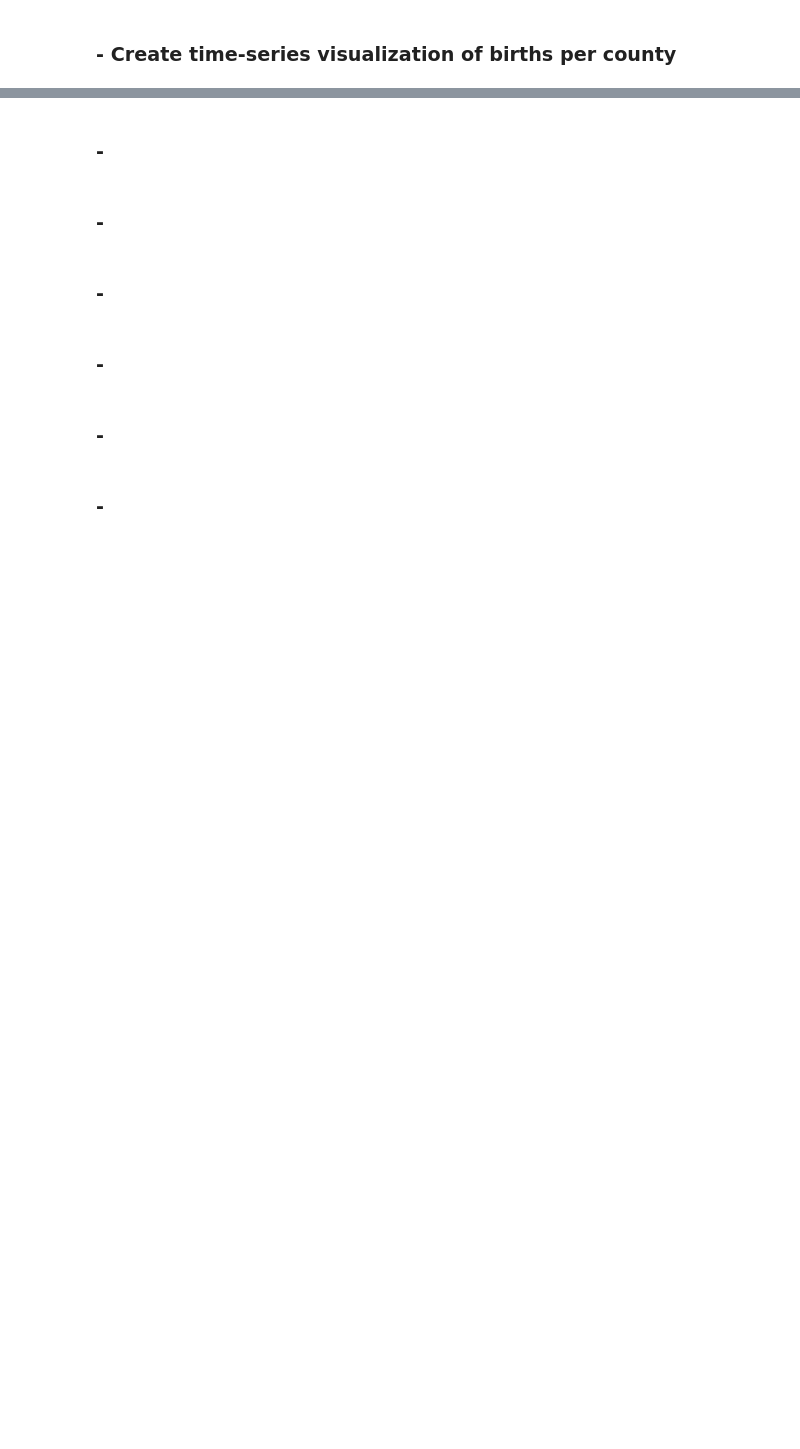
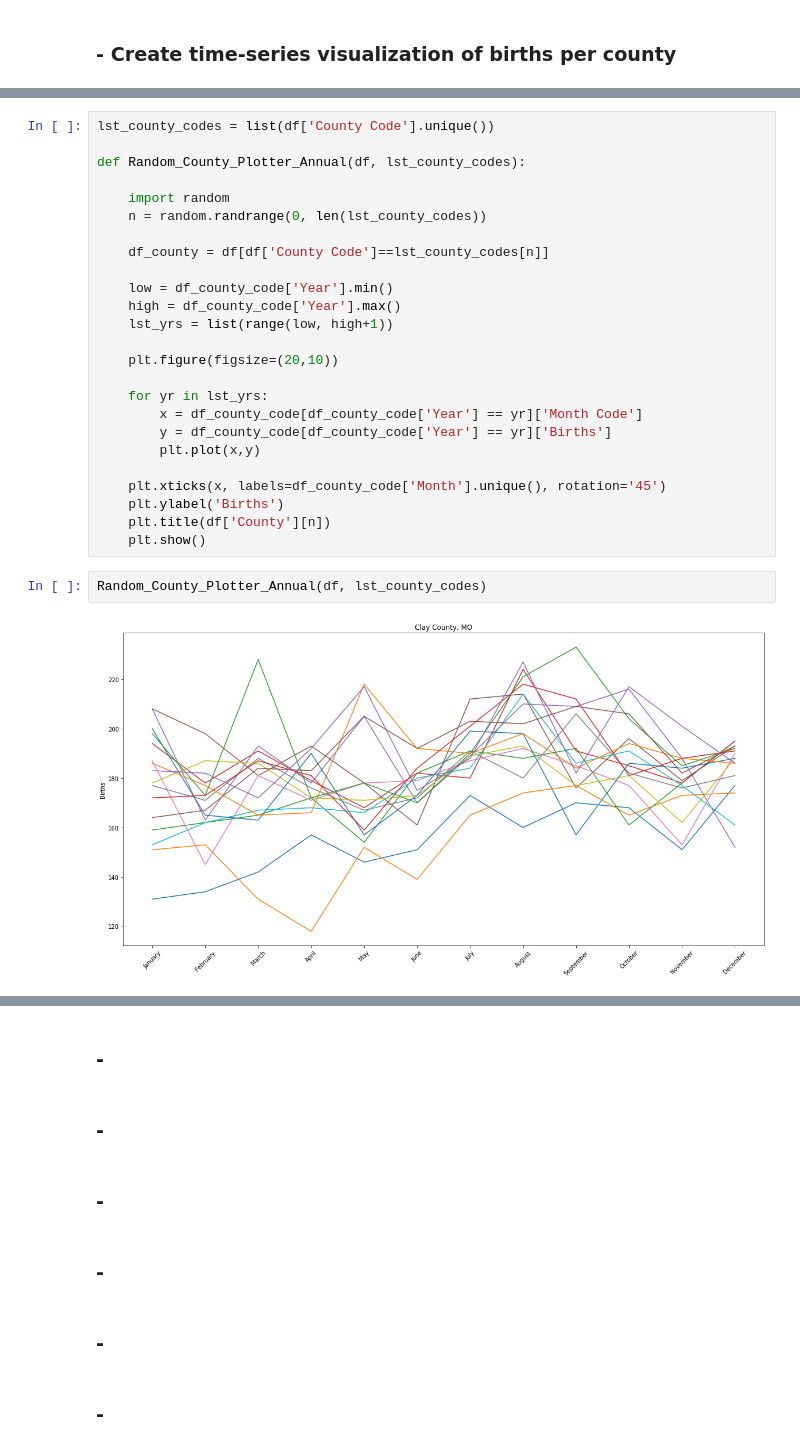
Before and after one commit to Data-Science-Link/Baby_Boom, a Jupyter notebook: scripts/EDA.ipynb, the cells around one changed output, grey strips where cells are left out. Saved outputs shown, nothing was run; the diff lists cells and outputs as text; blank space fills up the shorter version.

```diff
--- a/scripts/EDA.ipynb
+++ b/scripts/EDA.ipynb
@@ -102,0 +84,29 @@ random.randrange(0, x)
+# %%
+lst_county_codes = list(df['County Code'].unique())
+
+def Random_County_Plotter_Annual(df, lst_county_codes):
+
+    import random
+    n = random.randrange(0, len(lst_county_codes))
+
+    df_county = df[df['County Code']==lst_county_codes[n]]
+
+    low = df_county_code['Year'].min()
+    high = df_county_code['Year'].max()
+    lst_yrs = list(range(low, high+1))
+
+    plt.figure(figsize=(20,10))
+
+    for yr in lst_yrs:
+        x = df_county_code[df_county_code['Year'] == yr]['Month Code']
+        y = df_county_code[df_county_code['Year'] == yr]['Births']
+        plt.plot(x,y)
+
+    plt.xticks(x, labels=df_county_code['Month'].unique(), rotation='45')
+    plt.ylabel('Births')
+    plt.title(df['County'][n])
+    plt.show()
+# %%
+Random_County_Plotter_Annual(df, lst_county_codes)
+# %% [output]
+[figure, added]
```
Also changed, not shown: parts of 13 cells of this notebook.
